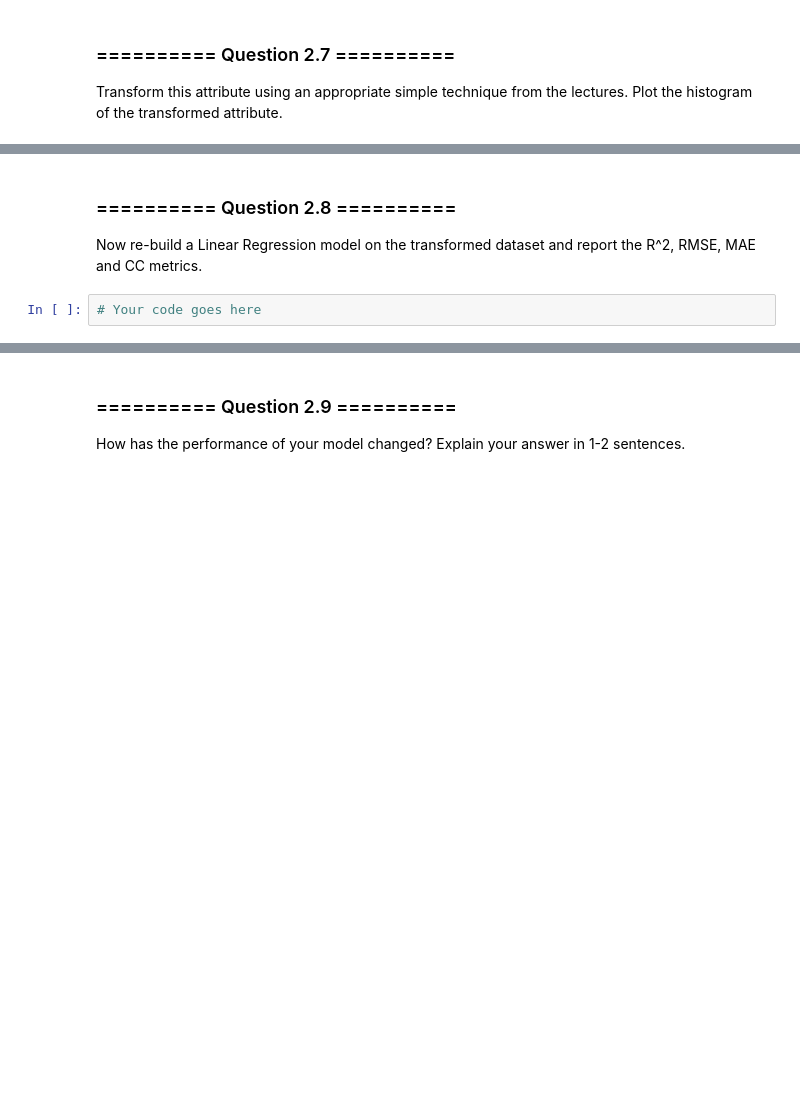
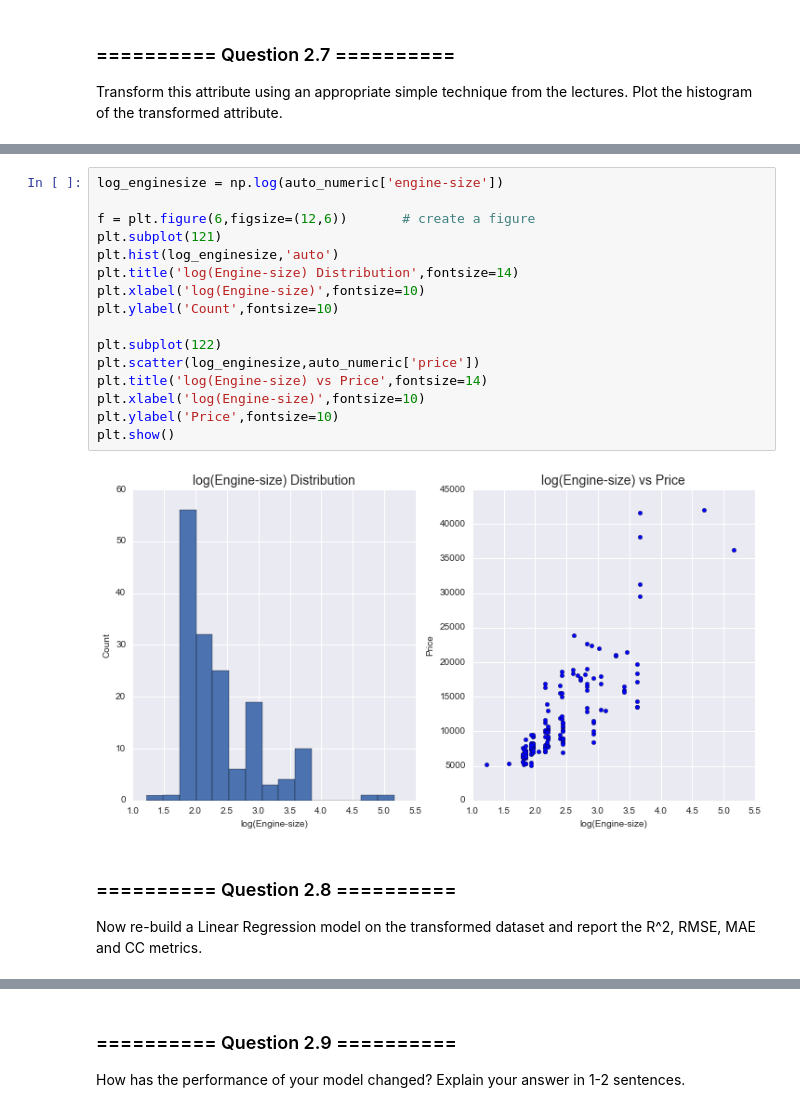
Before and after one commit to richardharmadi/iaml, a Jupyter notebook: 05_Assignment_2.ipynb, the cells around one changed output, grey strips where cells are left out. Cells and saved outputs as stored; diff of their text form; blank space fills up the shorter version.

```diff
--- a/05_Assignment_2.ipynb
+++ b/05_Assignment_2.ipynb
@@ -511,5 +572,21 @@ Transform this attribute using an appropriate simple technique from the lectures
+# %%
+log_enginesize = np.log(auto_numeric['engine-size'])
+
+f = plt.figure(6,figsize=(12,6))       # create a figure
+plt.subplot(121)
+plt.hist(log_enginesize,'auto')
+plt.title('log(Engine-size) Distribution',fontsize=14)
+plt.xlabel('log(Engine-size)',fontsize=10)
+plt.ylabel('Count',fontsize=10)
+
+plt.subplot(122)
+plt.scatter(log_enginesize,auto_numeric['price'])
+plt.title('log(Engine-size) vs Price',fontsize=14)
+plt.xlabel('log(Engine-size)',fontsize=10)
+plt.ylabel('Price',fontsize=10)
+plt.show()
+# %% [output]
+[figure, added]
 # %% [markdown]
 ### ========== Question 2.8 ==========
 Now re-build a Linear Regression model on the transformed dataset and report the R^2, RMSE, MAE and CC metrics.
-# %%
-# Your code goes here
```
Also changed, not shown: parts of 27 cells of this notebook, 1 other file.
